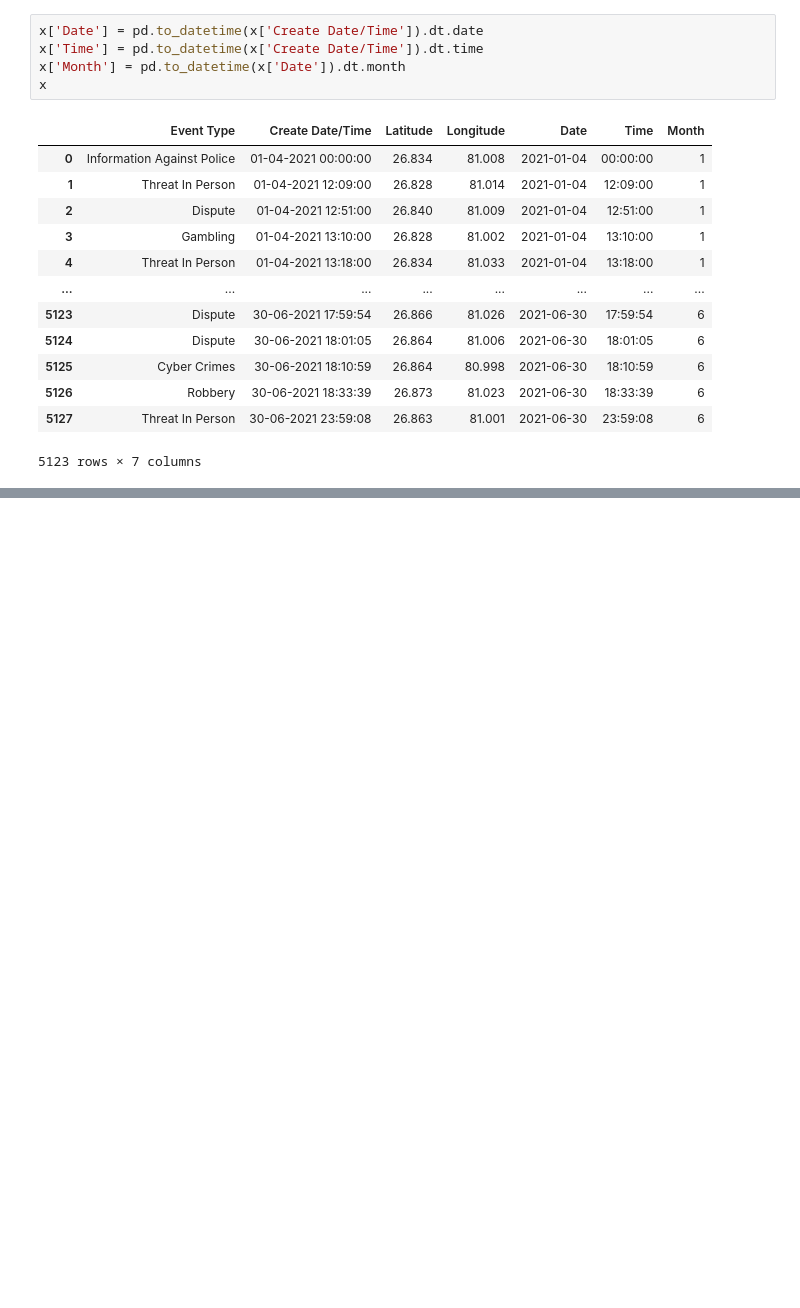
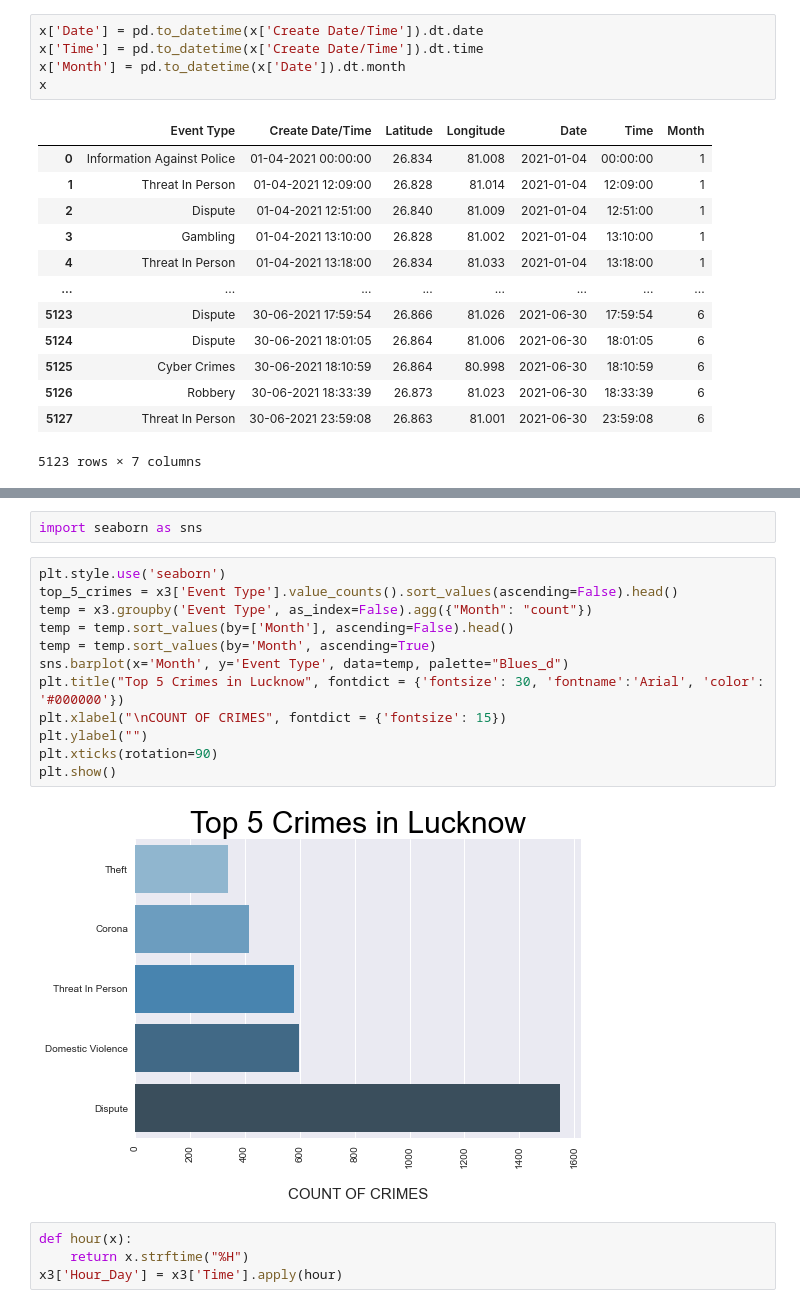
Before and after one commit to PsyCharan17/Crime-Analysis, a Jupyter notebook: MiniProject2.ipynb, the cells around one changed output, grey strips where cells are left out. Saved outputs shown, nothing was run; the diff lists cells and outputs as text; blank space fills up the shorter version.

Commit message:
Add files via upload
Crime v/s Time Graph

```diff
--- a/MiniProject2.ipynb
+++ b/MiniProject2.ipynb
@@ -400,0 +416,20 @@ g4;
+# %%
+import seaborn as sns
+# %%
+plt.style.use('seaborn')
+top_5_crimes = x3['Event Type'].value_counts().sort_values(ascending=False).head()
+temp = x3.groupby('Event Type', as_index=False).agg({"Month": "count"})
+temp = temp.sort_values(by=['Month'], ascending=False).head()
+temp = temp.sort_values(by='Month', ascending=True)
+sns.barplot(x='Month', y='Event Type', data=temp, palette="Blues_d")
+plt.title("Top 5 Crimes in Lucknow", fontdict = {'fontsize': 30, 'fontname':'Arial', 'color': '#000000'})
+plt.xlabel("\nCOUNT OF CRIMES", fontdict = {'fontsize': 15})
+plt.ylabel("")
+plt.xticks(rotation=90)
+plt.show()
+# %% [output]
+[figure, added]
+# %%
+def hour(x):
+    return x.strftime("%H")
+x3['Hour_Day'] = x3['Time'].apply(hour)
```
Also changed, not shown: parts of 33 cells of this notebook.
